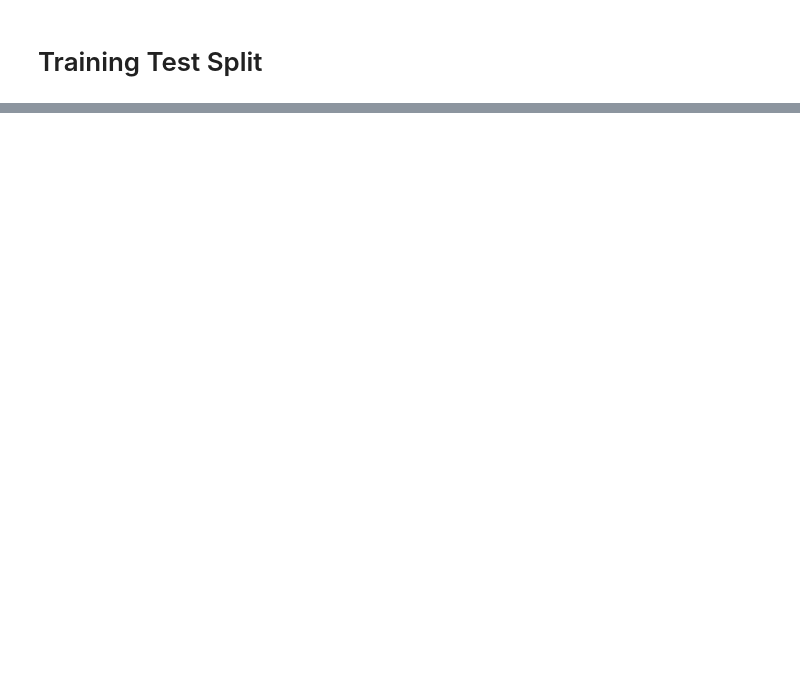
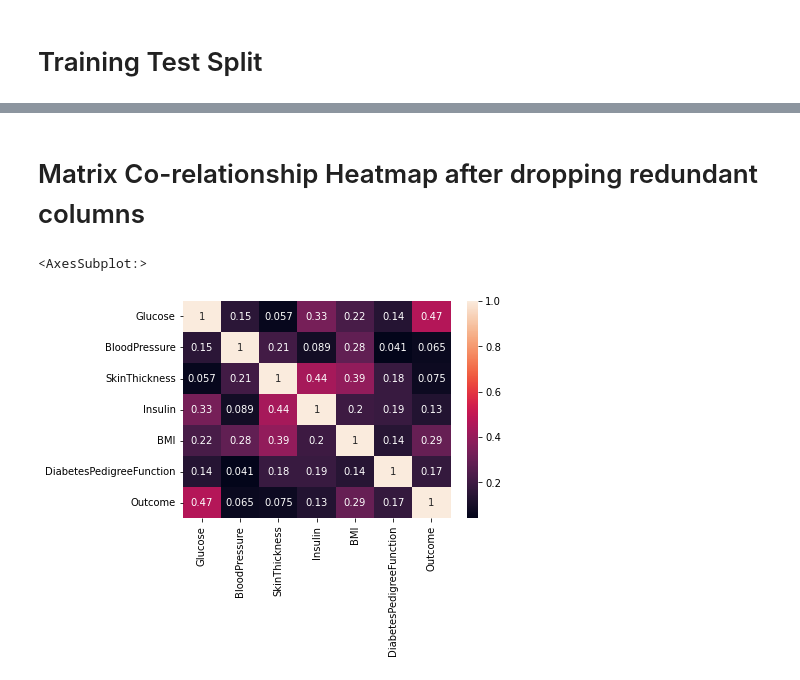
Before and after one commit to NafisTanjim/Diabetes-Prediction, a Jupyter notebook: MY ML.ipynb, the cells around one changed output, grey strips where cells are left out. Cells and saved outputs as stored; diff of their text form; code cells hidden in the pictures; blank space fills up the shorter version.

```diff
--- a/MY ML.ipynb
+++ b/MY ML.ipynb
@@ -65,0 +118,2 @@ sns.heatmap(correlation)
+# %%
+diabetes = data.drop(['Pregnancies','Age'], axis=1)
@@ -79,0 +192,8 @@ LogisticRegression()
+# %% [markdown]
+# Matrix Co-relationship Heatmap after dropping redundant columns
+# %%
+Corelation = diabetes.corr()
+sns.heatmap(Corelation, xticklabels = Corelation.columns, yticklabels = Corelation.columns, annot = True)
+# %% [output]
+<AxesSubplot:>
+[figure, added]
```
Also changed, not shown: parts of 44 cells of this notebook.
